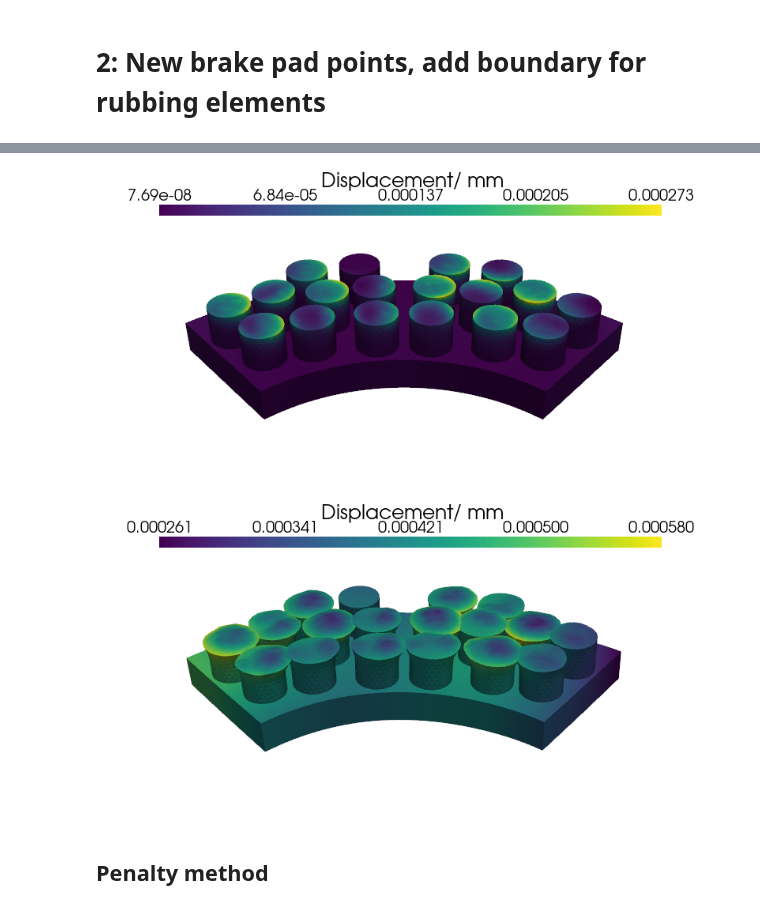
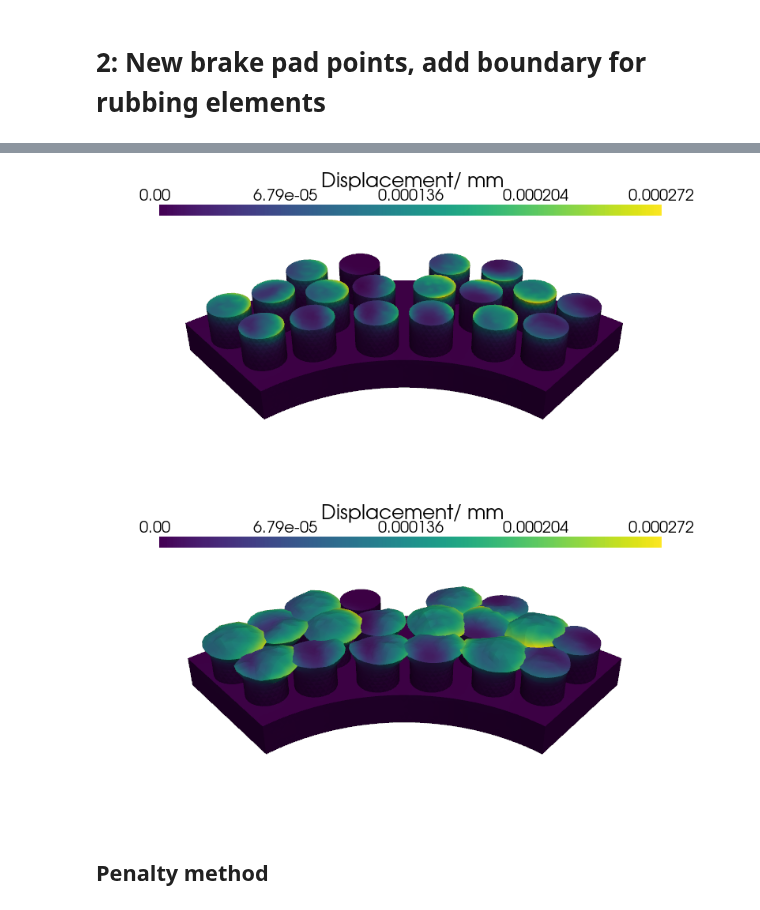
Before and after one commit to yanjun96/thermal_mechanics_fenicsx, a Jupyter notebook: mech_disc/brake_pad_1.ipynb, the cells around one changed output, grey strips where cells are left out. Cells and saved outputs as stored; diff of their text form; code cells hidden in the pictures.

```diff
--- a/mech_disc/brake_pad_1.ipynb
+++ b/mech_disc/brake_pad_1.ipynb
@@ -135,8 +130,8 @@ aM   = ufl.lhs(Wint)                                    # Wint is long and lhs c
 LM   = ufl.rhs(Wint) + ufl.inner(f1, u_) * ufl.dx       # knows parameters are in lhs
 
 def up_side(x):
-    return np.isclose(x[2], (5))
-    #return np.isclose(x[2], (z1+z2+z3))
+    #return np.isclose(x[2], (5))
+    return np.isclose(x[2], (z1+z2+z3))
 
 up_dofs_u = fem.locate_dofs_geometrical(Vu, up_side)    # lateral sides of domain
 bcu       = [fem.dirichletbc(np.zeros((gdim,)), up_dofs_u, Vu)]  # displacement Vu is fixed in lateral sides
@@ -149,13 +144,13 @@ scale_factor = 100
 plot_s_pad   = plot_S_pad(Vu,u_d,scale_factor )
 plot_s_pad.show()
 # %% [output]
-[figure, old version]
+[figure, new version]
 # %%
-scale_factor = 30000
+scale_factor = 50000
 plot_s_pad   = plot_S_pad(Vu,u_d,scale_factor )
 plot_s_pad.show()
 # %% [output]
-[figure, old version]
+[figure, new version]
 # %% [markdown]
 ## Penalty method
 # %%
```
Also changed, not shown: parts of 6 cells of this notebook, 13 other files.
